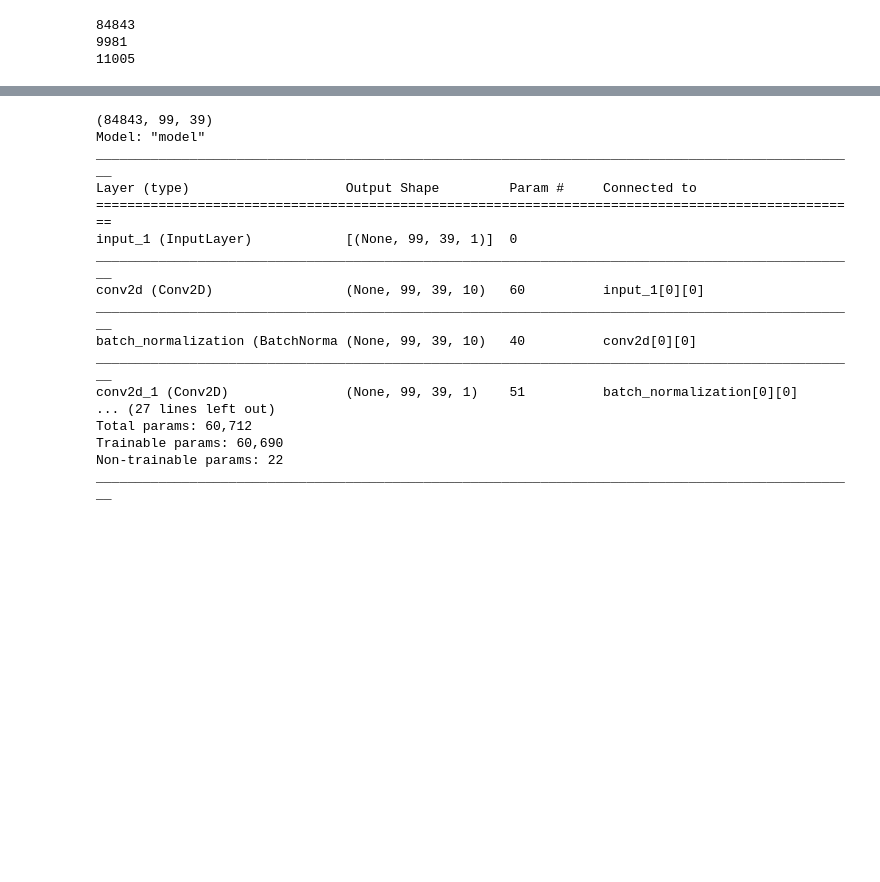
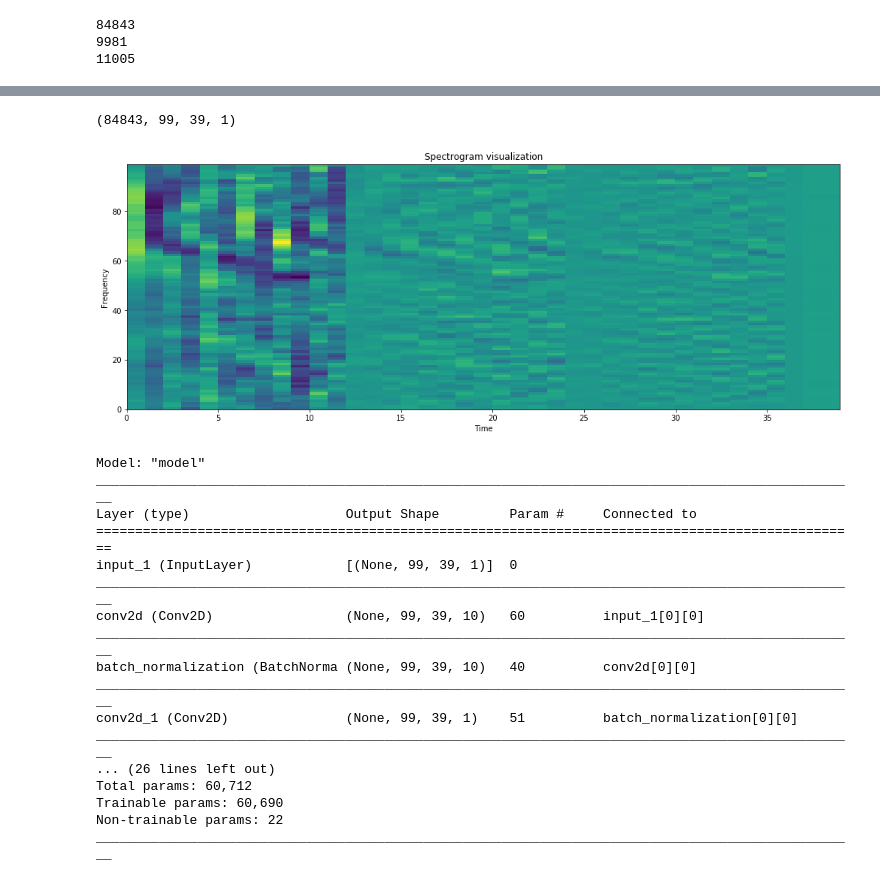
Before and after one commit to XWerer/HDA_Project, a Jupyter notebook: Prova1.ipynb, the cells around one changed output, grey strips where cells are left out. Drawn from its saved outputs; the diff is of its cells as text; code cells hidden in the pictures; blank space fills up the shorter version.

```diff
--- a/Prova1.ipynb
+++ b/Prova1.ipynb
@@ -76,13 +78,25 @@ for i in range(len(trainWAVs)):
 # %%
 #np.save('train.npy', train)
 train = np.load('train.npy')
+# %%
+train = train.reshape(train.shape[0], 99, 39, 1)
+print(train.shape)
+
+plt.figure(figsize=(17,6))
+plt.pcolormesh(train[1111,:,:,0])
+
+plt.title('Spectrogram visualization')
+plt.ylabel('Frequency')
+plt.xlabel('Time')
+
+plt.show()
+# %% [output]
+(84843, 99, 39, 1)
+[figure, added]
 # %%
-print(train.shape)
-
 model = Model.AttentionModel(21, 99, 39, use_GRU = True)
 model.summary()
 # %% [output]
-(84843, 99, 39)
 Model: "model"
 __________________________________________________________________________________________________
 Layer (type)                    Output Shape         Param #     Connected to
@@ -94,7 +108,8 @@ ________________________________________________________________________________
 batch_normalization (BatchNorma (None, 99, 39, 10)   40          conv2d[0][0]
 __________________________________________________________________________________________________
 conv2d_1 (Conv2D)               (None, 99, 39, 1)    51          batch_normalization[0][0]
-... (27 lines left out)
+__________________________________________________________________________________________________
+... (26 lines left out)
 Total params: 60,712
 Trainable params: 60,690
 Non-trainable params: 22
```
Also changed, not shown: parts of 3 cells of this notebook, 1 other file.
